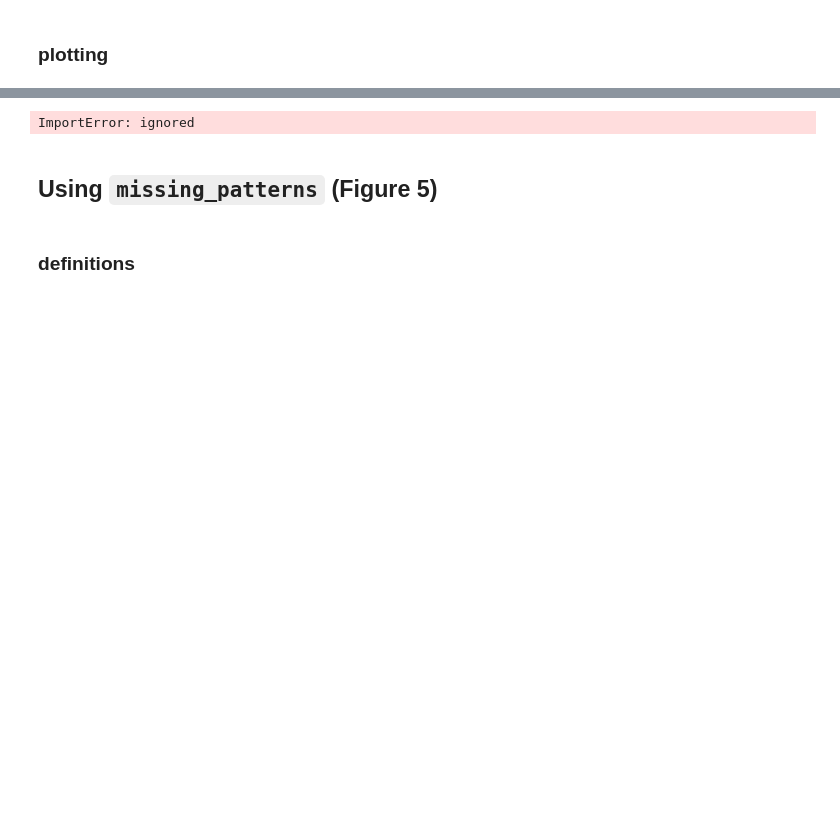
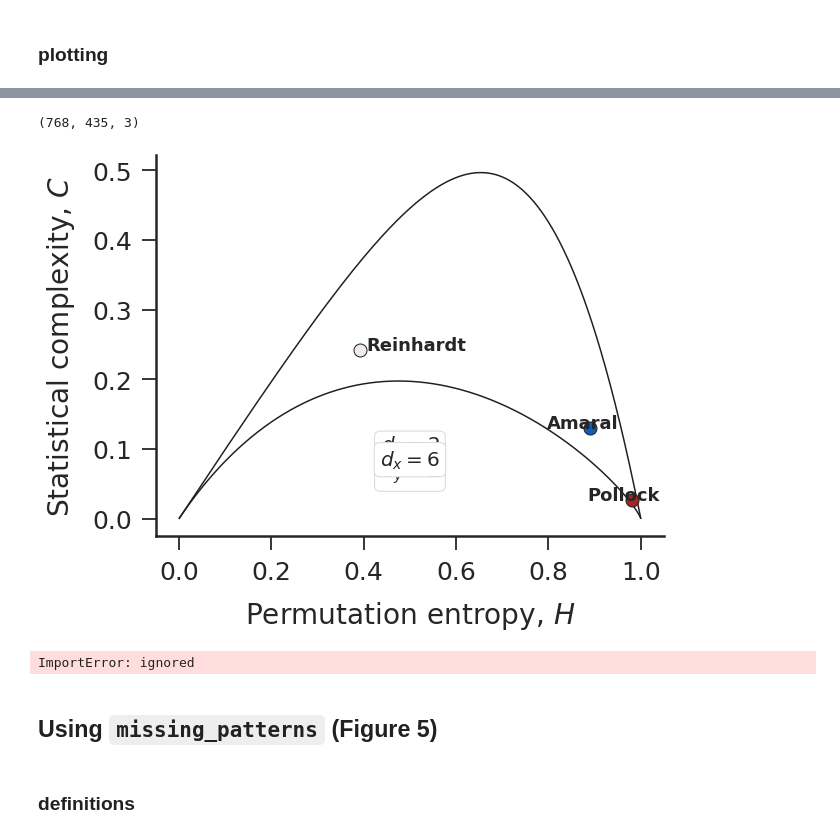
Before and after one commit to barauna-lo/Code_Library, a Jupyter notebook: ordpy.ipynb, the cells around one changed output, grey strips where cells are left out. Drawn from its saved outputs; the diff is of its cells as text; code cells hidden in the pictures; blank space fills up the shorter version.

```diff
--- a/ordpy.ipynb
+++ b/ordpy.ipynb
@@ -968,3 +828,60 @@ f.tight_layout()
+# %%
+pollock = mpimg.imread('data/fig3/number-1-lavender-mist-1950.jpg')
+reinhardt = mpimg.imread('data/fig3/abstract-painting-blue-1953.jpg')
+amaral = mpimg.imread('data/fig3/abaporu-1928.jpg')
+
+hc_paintings = np.asarray([
+    complexity_entropy(painting, dx=2, dy=2) for painting in
+    [pollock.mean(axis=2),
+     reinhardt.mean(axis=2),
+     amaral.mean(axis=2)]
+])
+# %%
+np.shape(reinhardt)
+# %% [output]
+(768, 435, 3)
+# %%
+
+# palettable.cmocean.diverging.Balance_7_r.hex_colors[1::2]
+painting_colors = ['#A72424', '#F1ECEB', '#0C5EBE']
+
+for (h_,
+     c_), cl_, (xoff, yoff), tx_, painting, (xcoord_, ycoord_), zoom_ in zip(
+         hc_paintings, painting_colors, [(-.095, 0), (.015, 0), (-.095, 0)],
+         ['Pollock', 'Reinhardt', 'Amaral'], [pollock, reinhardt, amaral],
+         [(.92, .0713), (.46, .175), (.83, .193)], [.1, .2, .1]):
+    plt.plot(h_, c_, 'o', markersize=13, markeredgecolor='#202020', color=cl_)
+    plt.annotate(tx_, xy=(h_ + xoff, c_ + yoff), fontsize=18, weight='bold')
+
+    box = mpl.offsetbox.OffsetImage(painting, zoom=zoom_)
+    pic = mpl.offsetbox.AnnotationBbox(box, (xcoord_, ycoord_))
+    #plt.add_artist(pic)
+
+plt.annotate('$d_x = 2$\n$d_y=2$', (.5, .2),
+               va='center',
+               ha='center',
+               xycoords='axes fraction',
+               fontsize=20,
+               bbox={
+                   'boxstyle': 'round',
+                   'fc': 'white',
+                   'alpha': 1,
+                   'ec': '#d9d9d9'
+               })
+
+plt.xlabel('Permutation entropy, $H$')
+plt.ylabel('Statistical complexity, $C$')
+
+plt.draw()
+for (i, ax_), x_ in zip(list(enumerate(ax)), [-.21, -.236]):
+    ax_.annotate('(' + string.ascii_lowercase[i] + ')', (x_, 1.07),
+                 xycoords='axes fraction',
+                 fontsize=30,
+                 )
+hc_plot()
+#f.savefig('manuscript_figures/fig4.pdf', dpi=300, bbox_inches='tight')
+# %% [output]
+[figure, added]
 # %%
 import numpy as np
 import matplotlib.pyplot as plt
```
Also changed, not shown: parts of 3 cells of this notebook.
